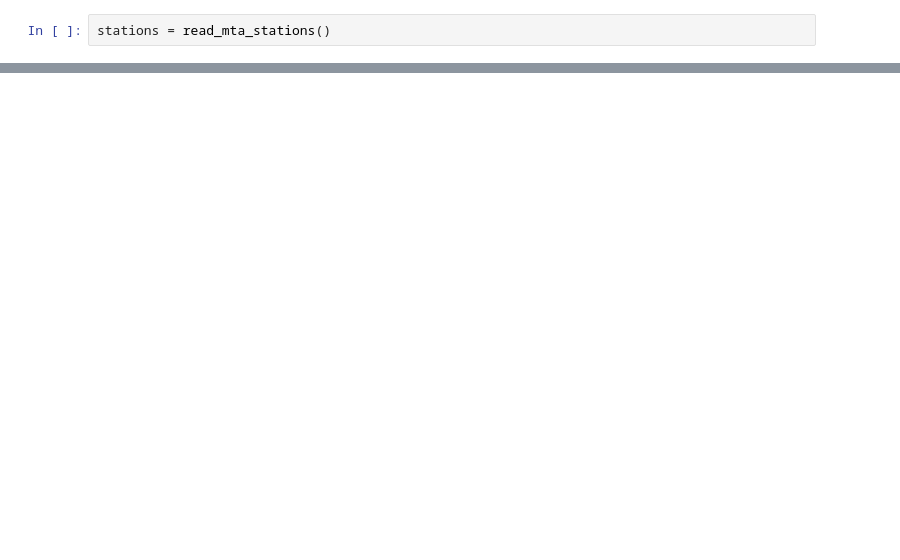
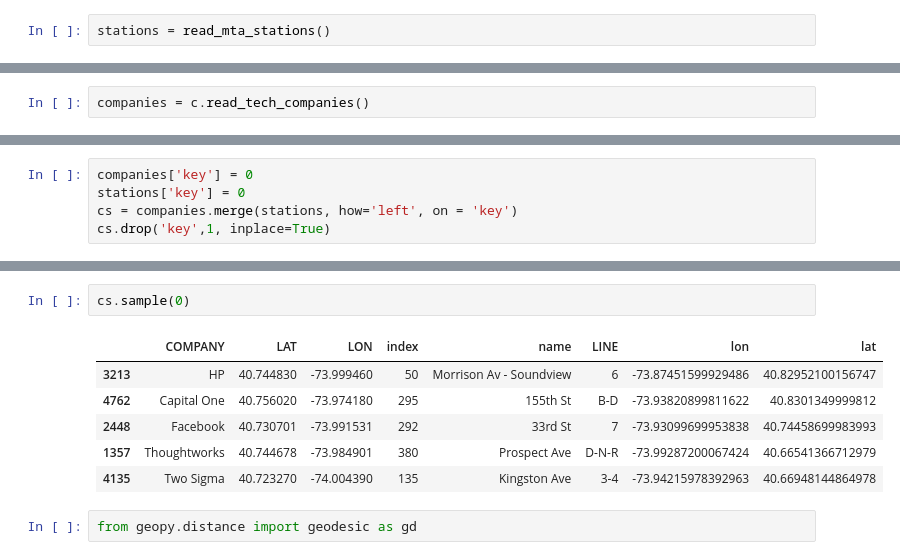
Before and after one commit to jason-sa/Toucans, a Jupyter notebook: read_mta_stations.ipynb, the cells around one changed output, grey strips where cells are left out. Drawn from its saved outputs; the diff is of its cells as text; blank space fills up the shorter version.

```diff
--- a/read_mta_stations.ipynb
+++ b/read_mta_stations.ipynb
@@ -23,0 +37,2 @@ stations = read_mta_stations()
+# %%
+companies = c.read_tech_companies()
@@ -44,0 +75,5 @@ stations
+# %%
+companies['key'] = 0
+stations['key'] = 0
+cs = companies.merge(stations, how='left', on = 'key')
+cs.drop('key',1, inplace=True)
@@ -44,0 +99,11 @@ stations
+# %%
+cs.sample(0)
+# %% [output]
+|  | COMPANY | LAT | LON | index | name | LINE | lon | lat |
+| 3213 | HP | 40.744830 | -73.999460 | 50 | Morrison Av - Soundview | 6 | -73.87451599929486 | 40.82952100156747 |
+| 4762 | Capital One | 40.756020 | -73.974180 | 295 | 155th St | B-D | -73.93820899811622 | 40.8301349999812 |
+| 2448 | Facebook | 40.730701 | -73.991531 | 292 | 33rd St | 7 | -73.93099699953838 | 40.74458699983993 |
+| 1357 | Thoughtworks | 40.744678 | -73.984901 | 380 | Prospect Ave | D-N-R | -73.99287200067424 | 40.66541366712979 |
+| 4135 | Two Sigma | 40.723270 | -74.004390 | 135 | Kingston Ave | 3-4 | -73.94215978392963 | 40.66948144864978 |
+# %%
+from geopy.distance import geodesic as gd
```
Also changed, not shown: parts of 13 cells of this notebook.
